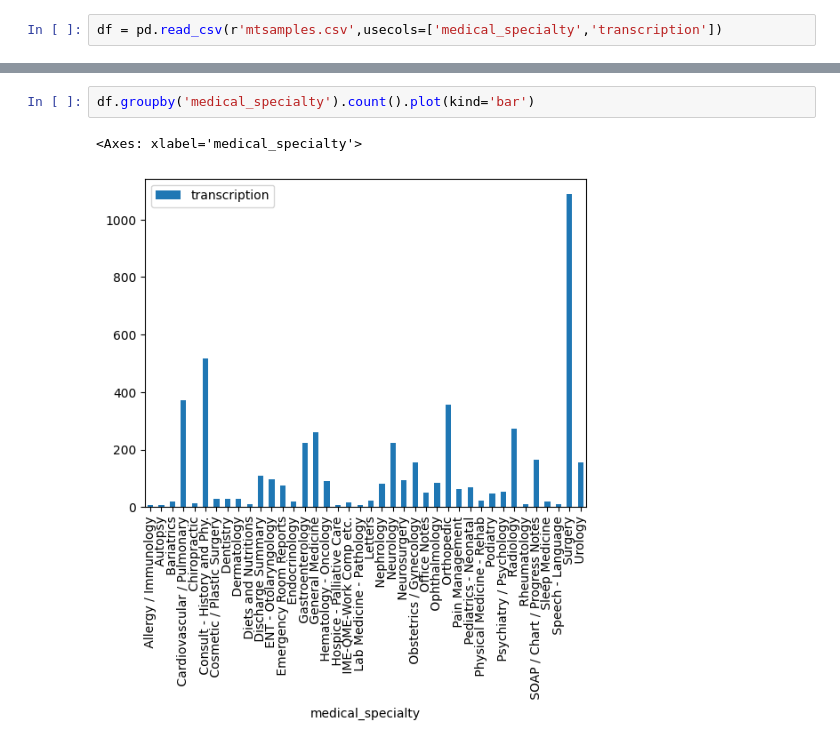
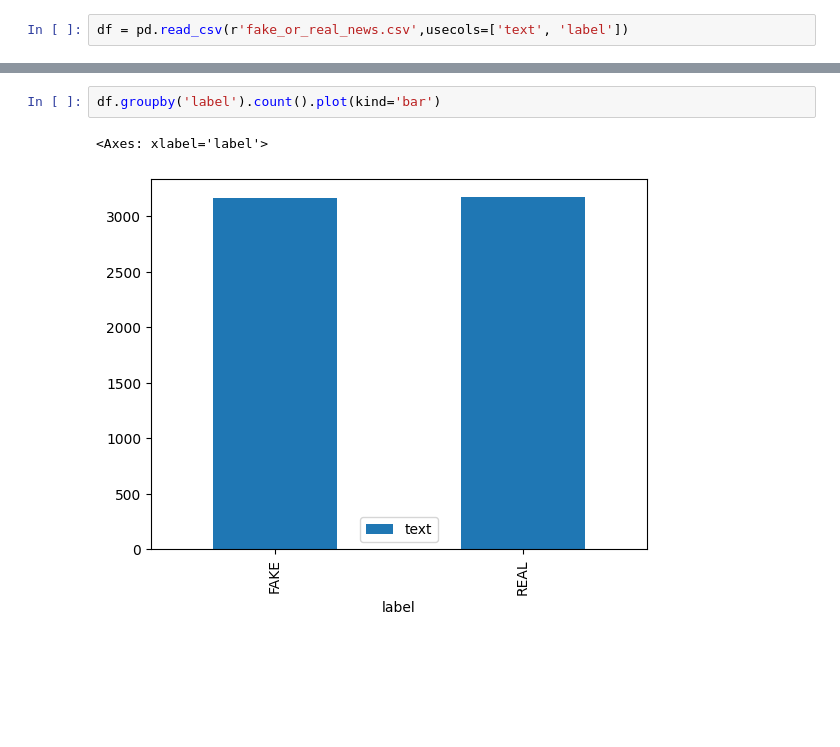
Before and after one commit to Raum27/nlp_project, a Jupyter notebook: Untitled.ipynb, the cells around one changed output, grey strips where cells are left out. Saved outputs shown, nothing was run; the diff lists cells and outputs as text; blank space fills up the shorter version.

```diff
--- a/Untitled.ipynb
+++ b/Untitled.ipynb
@@ -6,5 +17,5 @@ from matplotlib.colors import Colormap
 # %%
-df = pd.read_csv(r'mtsamples.csv',usecols=['medical_specialty','transcription'])
+df = pd.read_csv(r'fake_or_real_news.csv',usecols=['text', 'label'])
 # %%
 len(df)
 # %% [output]
@@ -44,5 +41,5 @@ print(len(np.unique(df['medical_specialty'])))
 # %%
-df.groupby('medical_specialty').count().plot(kind='bar')
+df.groupby('label').count().plot(kind='bar')
 # %% [output]
-<Axes: xlabel='medical_specialty'>
+<Axes: xlabel='label'>
-[figure, old version]
+[figure, new version]
```
Also changed, not shown: parts of 25 cells of this notebook, 1 other file.
